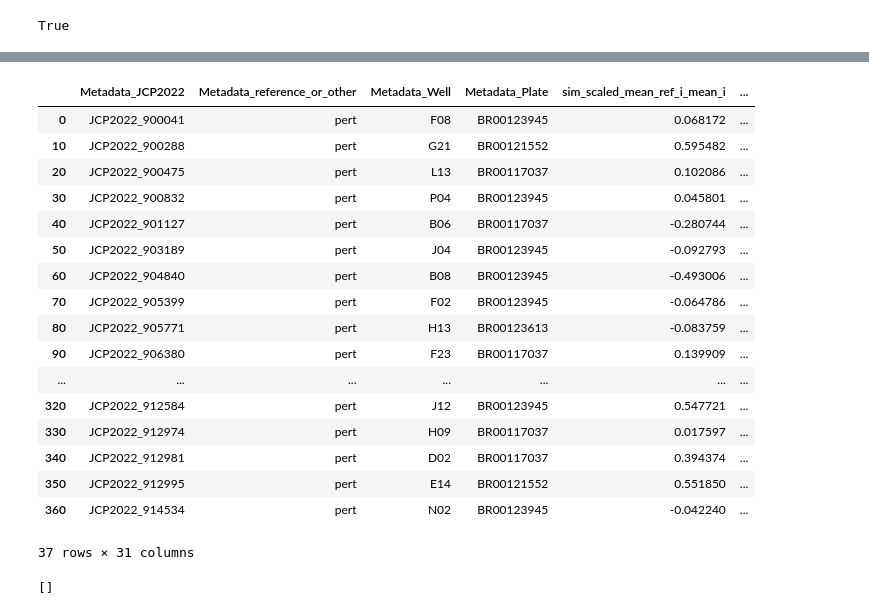
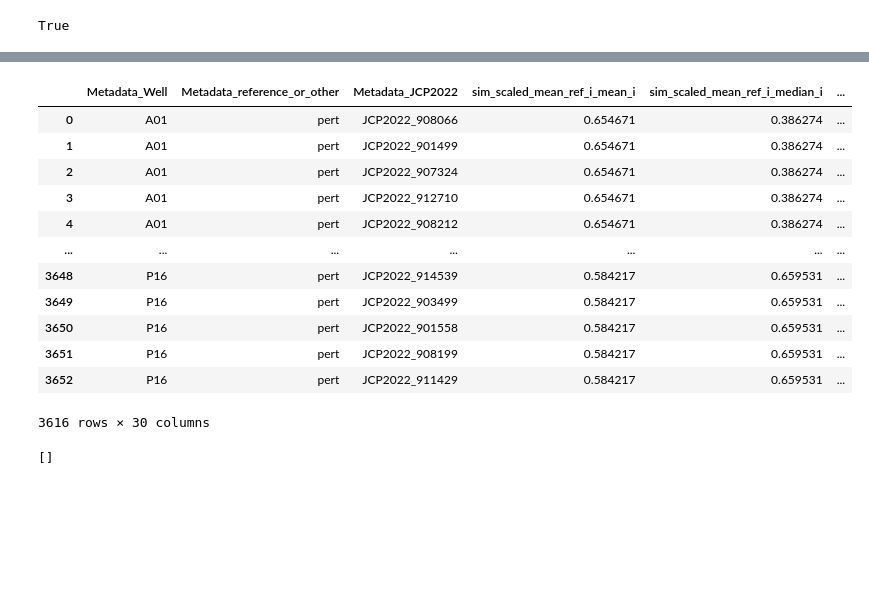
Before and after one commit to broadinstitute/position-effect-correction, a Jupyter notebook: 4.copairs/1_copairs_test.ipynb, the cells around one changed output, grey strips where cells are left out. Drawn from its saved outputs; the diff is of its cells as text; code cells hidden in the pictures; blank space fills up the shorter version.

```diff
--- a/4.copairs/1_copairs_test.ipynb
+++ b/4.copairs/1_copairs_test.ipynb
@@ -498,27 +449,22 @@ sns.scatterplot(data=agg_result_trt, x="average_precision", y="nlog10pvalue", hu
 # %%
 # evalzoo_l1 = pd.read_parquet("../2.evalzoo/results/d2311b58/metrics_level_1_ref.parquet")
-evalzoo_l1 = pd.read_parquet("../2.evalzoo/results/df015b9f/metrics_level_1_ref.parquet")
+evalzoo_l1 = pd.read_parquet(f"../2.evalzoo/results/{evalzoo_results}/metrics_level_1_ref.parquet")
 evalzoo_l1.drop_duplicates(subset="Metadata_JCP2022", inplace=True)
 evalzoo_l1
 # %% [output]
-|  | Metadata_JCP2022 | Metadata_reference_or_other | Metadata_Well | Metadata_Plate | sim_scaled_mean_ref_i_mean_i | ... |
-| 0 | JCP2022_900041 | pert | F08 | BR00123945 | 0.068172 | ... |
-| 10 | JCP2022_900288 | pert | G21 | BR00121552 | 0.595482 | ... |
-| 20 | JCP2022_900475 | pert | L13 | BR00117037 | 0.102086 | ... |
-| 30 | JCP2022_900832 | pert | P04 | BR00123945 | 0.045801 | ... |
-| 40 | JCP2022_901127 | pert | B06 | BR00117037 | -0.280744 | ... |
-| 50 | JCP2022_903189 | pert | J04 | BR00123945 | -0.092793 | ... |
-| 60 | JCP2022_904840 | pert | B08 | BR00123945 | -0.493006 | ... |
-| 70 | JCP2022_905399 | pert | F02 | BR00123945 | -0.064786 | ... |
-| 80 | JCP2022_905771 | pert | H13 | BR00123613 | -0.083759 | ... |
-| 90 | JCP2022_906380 | pert | F23 | BR00117037 | 0.139909 | ... |
+|  | Metadata_Well | Metadata_reference_or_other | Metadata_JCP2022 | sim_scaled_mean_ref_i_mean_i | sim_scaled_mean_ref_i_median_i | ... |
+| 0 | A01 | pert | JCP2022_908066 | 0.654671 | 0.386274 | ... |
+| 1 | A01 | pert | JCP2022_901499 | 0.654671 | 0.386274 | ... |
+| 2 | A01 | pert | JCP2022_907324 | 0.654671 | 0.386274 | ... |
+| 3 | A01 | pert | JCP2022_912710 | 0.654671 | 0.386274 | ... |
+| 4 | A01 | pert | JCP2022_908212 | 0.654671 | 0.386274 | ... |
 | ... | ... | ... | ... | ... | ... | ... |
-| 320 | JCP2022_912584 | pert | J12 | BR00123945 | 0.547721 | ... |
-| 330 | JCP2022_912974 | pert | H09 | BR00117037 | 0.017597 | ... |
-| 340 | JCP2022_912981 | pert | D02 | BR00117037 | 0.394374 | ... |
-| 350 | JCP2022_912995 | pert | E14 | BR00121552 | 0.551850 | ... |
-| 360 | JCP2022_914534 | pert | N02 | BR00123945 | -0.042240 | ... |
+| 3648 | P16 | pert | JCP2022_914539 | 0.584217 | 0.659531 | ... |
+| 3649 | P16 | pert | JCP2022_903499 | 0.584217 | 0.659531 | ... |
+| 3650 | P16 | pert | JCP2022_901558 | 0.584217 | 0.659531 | ... |
+| 3651 | P16 | pert | JCP2022_908199 | 0.584217 | 0.659531 | ... |
+| 3652 | P16 | pert | JCP2022_911429 | 0.584217 | 0.659531 | ... |
-37 rows × 31 columns
+3616 rows × 30 columns
 # %%
 jcp_diff = list(set(agg_result_trt.Metadata_JCP2022.unique()).symmetric_difference(set(evalzoo_l1.Metadata_JCP2022.unique())))
 jcp_diff
```
Also changed, not shown: parts of 30 cells of this notebook.
